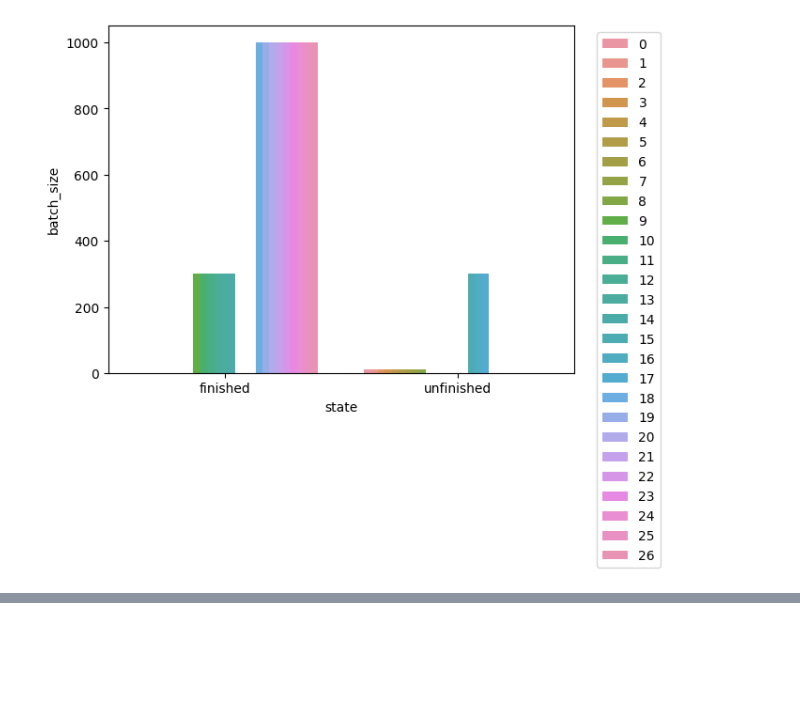
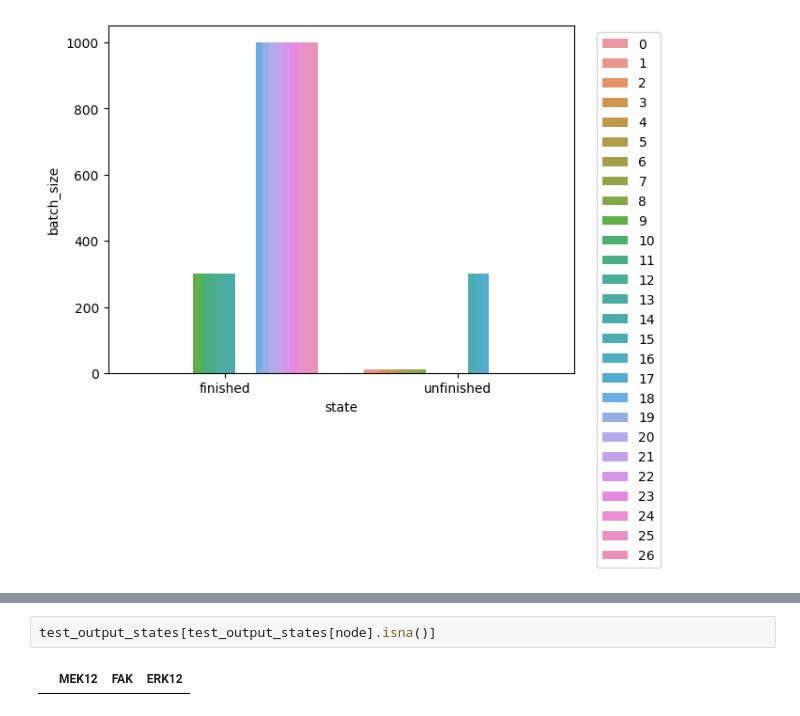
Before and after one commit to c-legac/biofuzznet, a Jupyter notebook: Notebooks/20230428_MEK_FAK_ERK_test_results.ipynb, the cells around one changed output, grey strips where cells are left out. Drawn from its saved outputs; the diff is of its cells as text; blank space fills up the shorter version.

```diff
--- a/Notebooks/20230428_MEK_FAK_ERK_test_results.ipynb
+++ b/Notebooks/20230428_MEK_FAK_ERK_test_results.ipynb
@@ -219,0 +292,4 @@ plt.legend(bbox_to_anchor=(1.2,1))
+# %%
+test_output_states[test_output_states[node].isna()]
+# %% [output]
+|  | MEK12 | FAK | ERK12 |
```
Also changed, not shown: parts of 6 cells of this notebook, 8 other files.
